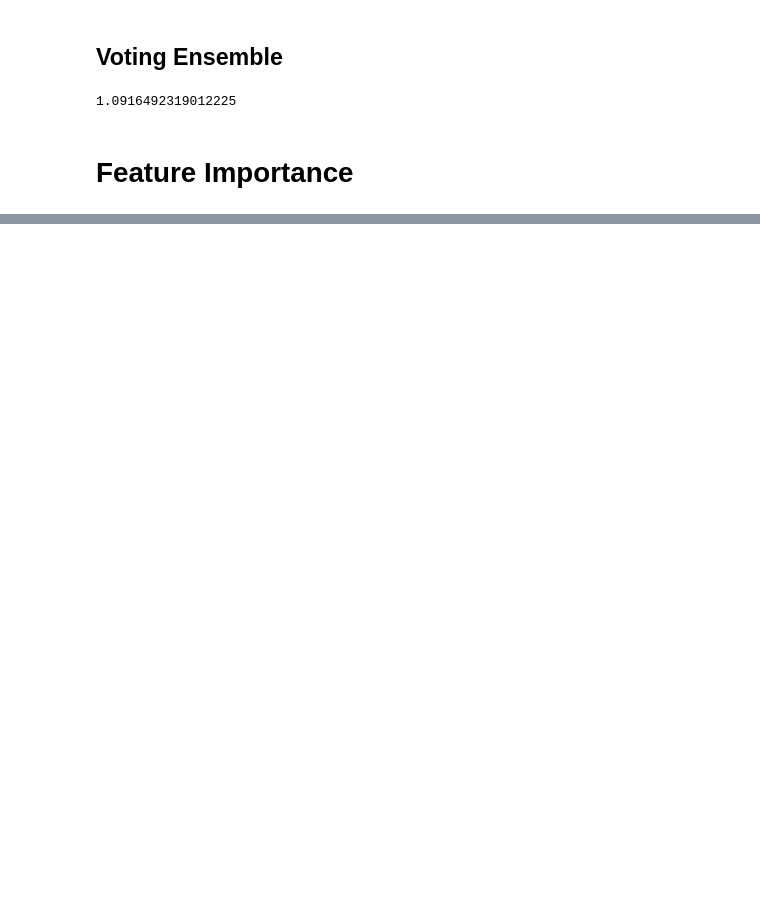
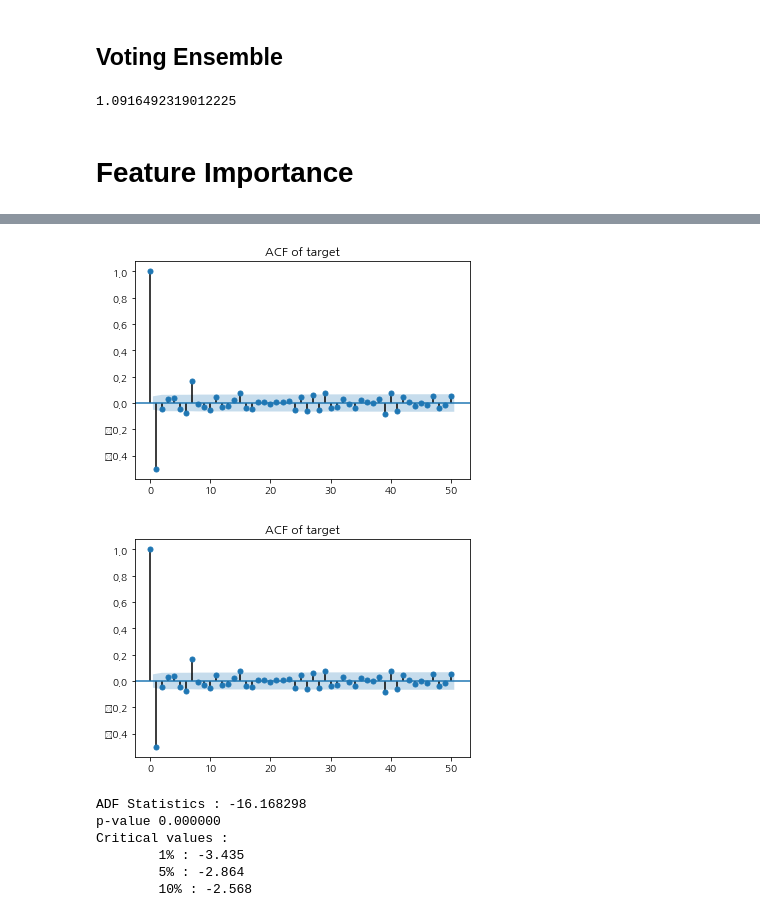
Before and after one commit to qkrwjdduf159/BigContest, a Jupyter notebook: 연어 EDA.ipynb, the cells around one changed output, grey strips where cells are left out. Cells and saved outputs as stored; diff of their text form; code cells hidden in the pictures; blank space fills up the shorter version.

```diff
--- a/연어 EDA.ipynb
+++ b/연어 EDA.ipynb
@@ -945,0 +1077,20 @@ Text(0.5, 0, 'Xgboost Feature Importance')
+# %%
+# 그러면 우리는 데이터를 미분을 통해서 데이터를 다시 바꿔보도록 하자.
+df_diff = train_연어[['기준일','target']]
+df_diff['target'] = df_diff['target'].diff()
+df_diff = df_diff.dropna()
+# %%
+sm.graphics.tsa.plot_acf(df_diff['target'], lags = 50, use_vlines = True, title = f'ACF of target')
+# %% [output]
+[figure, added]
+[figure, added]
+# %%
+# 귀무가설 기각, 시게열이 안정적임을 의미
+adf_test(df_diff,'target')
+# %% [output]
+ADF Statistics : -16.168298
+p-value 0.000000
+Critical values :
+        1% : -3.435
+        5% : -2.864
+        10% : -2.568
```
Also changed, not shown: parts of 34 cells of this notebook.
